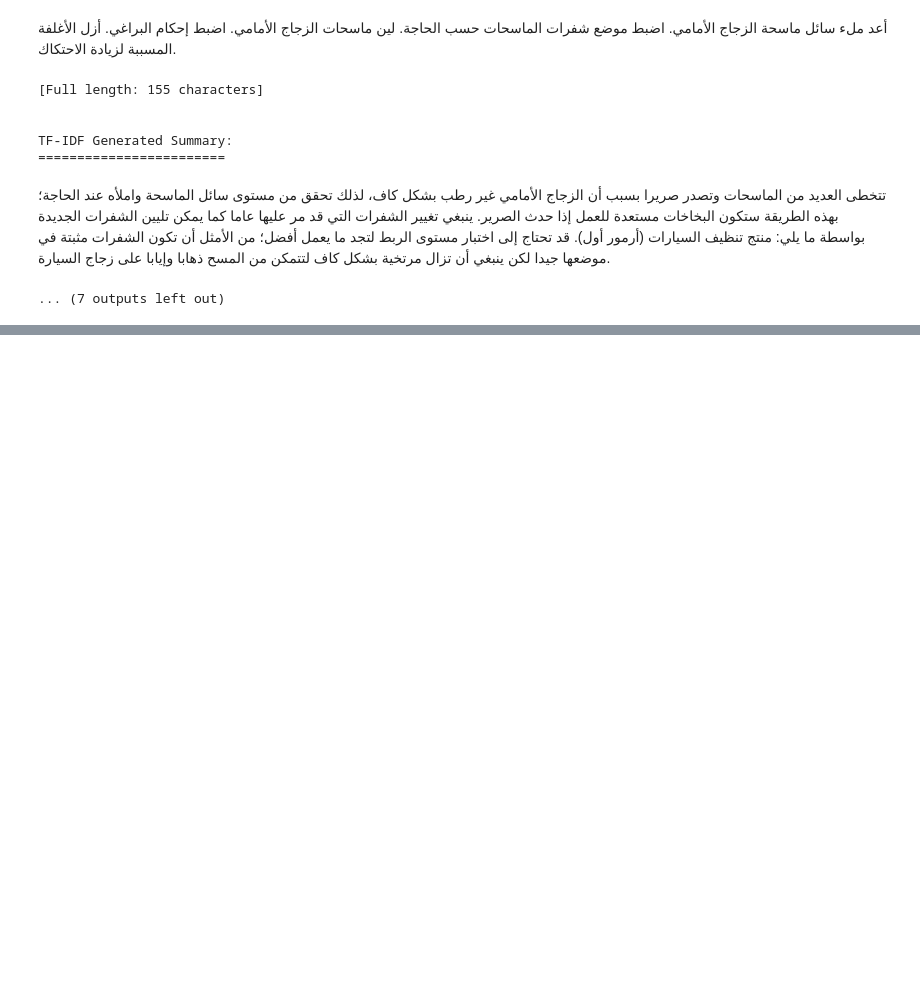
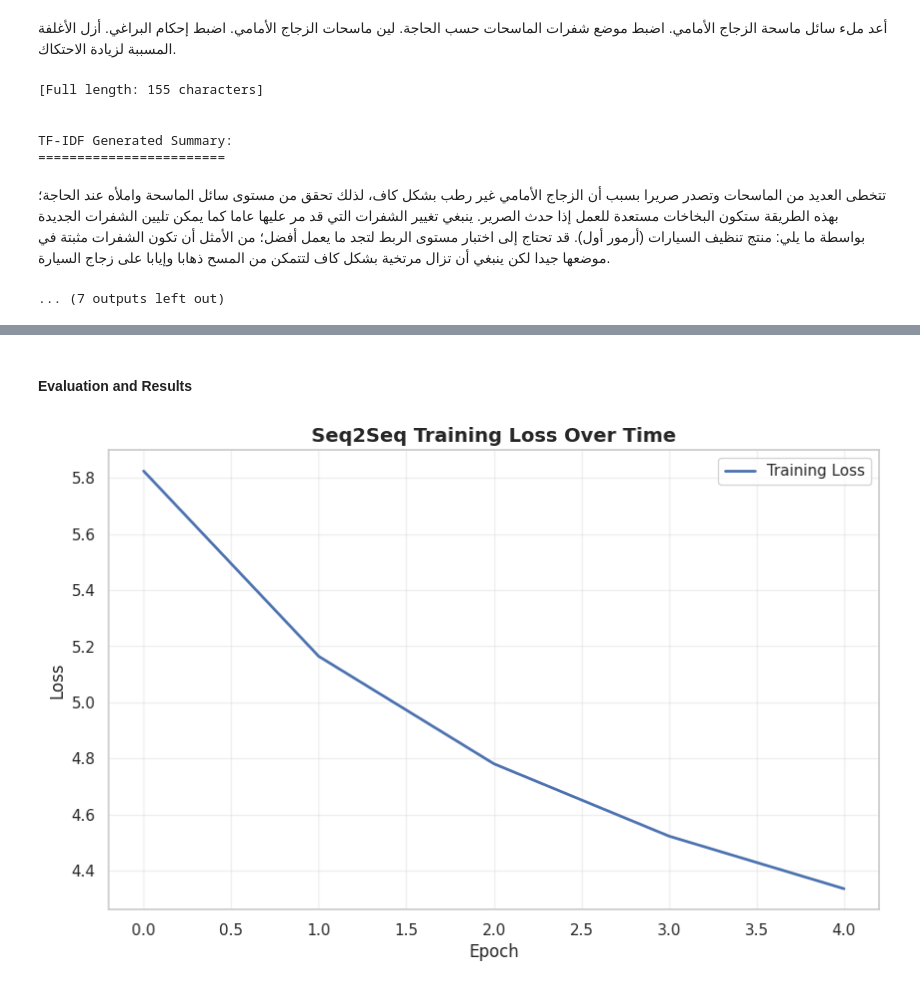
Before and after one commit to mabosaimi/arabic-kalimat-nlp, a Jupyter notebook: arabic_nlp_project.ipynb, the cells around one changed output, grey strips where cells are left out. Drawn from its saved outputs; the diff is of its cells as text; code cells hidden in the pictures; blank space fills up the shorter version.

```diff
--- a/arabic_nlp_project.ipynb
+++ b/arabic_nlp_project.ipynb
@@ -968,0 +1660,8 @@ TF-IDF Generated Summary:
+# %%
+split_idx = int(len(summarization_df) * 0.8)
+seq2seq_train_df = summarization_df[:split_idx].copy()
+seq2seq_test_df = summarization_df[split_idx:].copy()
+
+
+print(f"  Training samples: {len(seq2seq_train_df)}")
+print(f"  Test samples: {len(seq2seq_test_df)}")
@@ -968,0 +1671,18 @@ TF-IDF Generated Summary:
+# %%
+# Create tokenizer and build vocabulary
+print("\n Building tokenizer vocabulary...")
+seq2seq_tokenizer = ArabicTokenizer(vocab_size=10000)
+
+# Use all available text for vocabulary building
+all_texts = (
+    list(seq2seq_train_df["text"])
+    + list(seq2seq_train_df["summary"])
+    + list(seq2seq_test_df["text"])
+    + list(seq2seq_test_df["summary"])
+)
+
+token_coverage = seq2seq_tokenizer.build_vocab(all_texts, min_freq=2)
+
+print("\nTokenizer ready:")
+print(f"  Vocabulary size: {len(seq2seq_tokenizer.word2idx)}")
+print(f"  Token coverage: {token_coverage:.1%}")
@@ -968,0 +2063,16 @@ TF-IDF Generated Summary:
+# %% [markdown]
+#### Evaluation and Results
+# %%
+plt.figure(figsize=(10, 6))
+plt.plot(seq2seq_train_losses, "b-", linewidth=2, label="Training Loss")
+plt.title("Seq2Seq Training Loss Over Time", fontsize=14, fontweight="bold")
+plt.xlabel("Epoch")
+plt.ylabel("Loss")
+plt.legend()
+plt.grid(True, alpha=0.3)
+plt.show()
+
+print(f"Final training loss: {seq2seq_train_losses[-1]:.4f}")
+print(f"Best training loss: {min(seq2seq_train_losses):.4f}")
+# %% [output]
+[figure, added]
```
Also changed, not shown: parts of 65 cells of this notebook.
